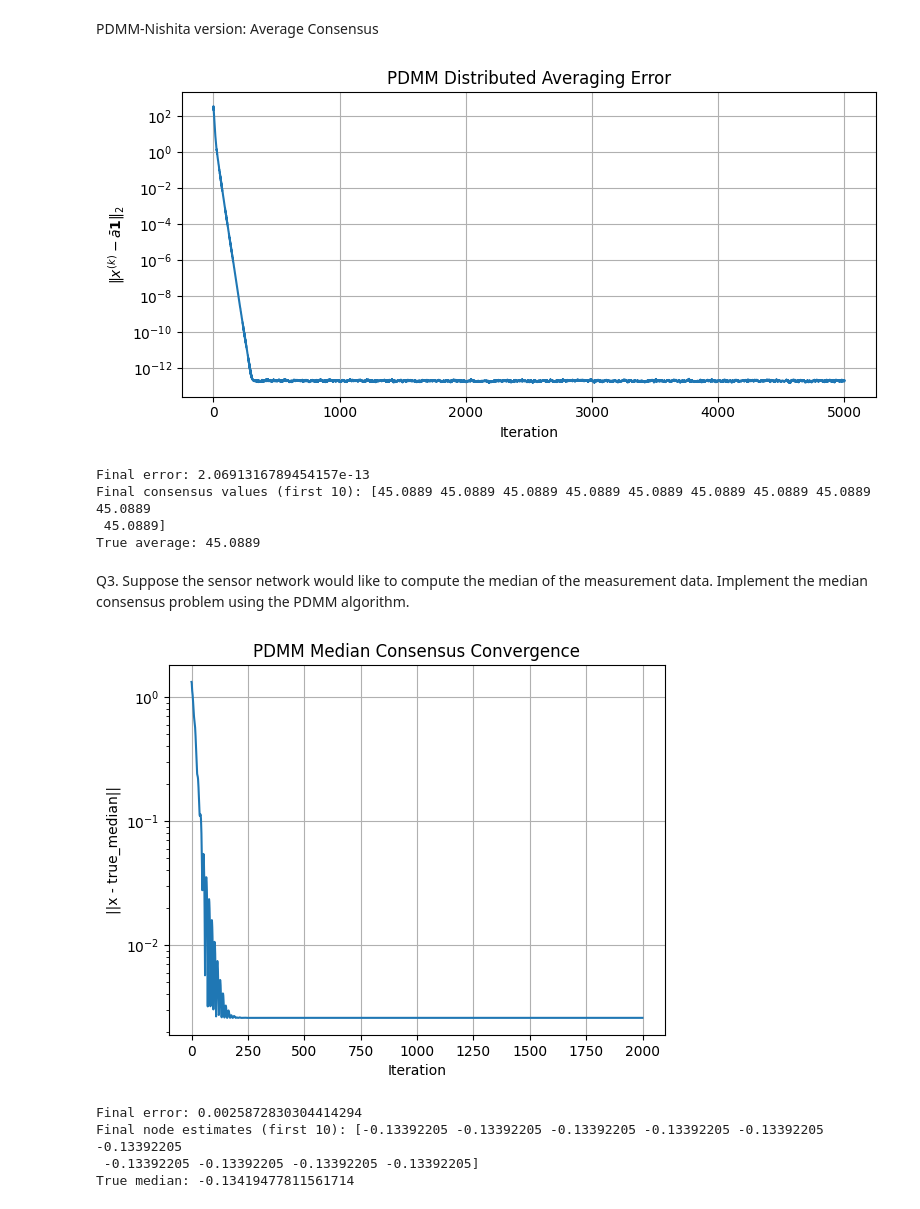
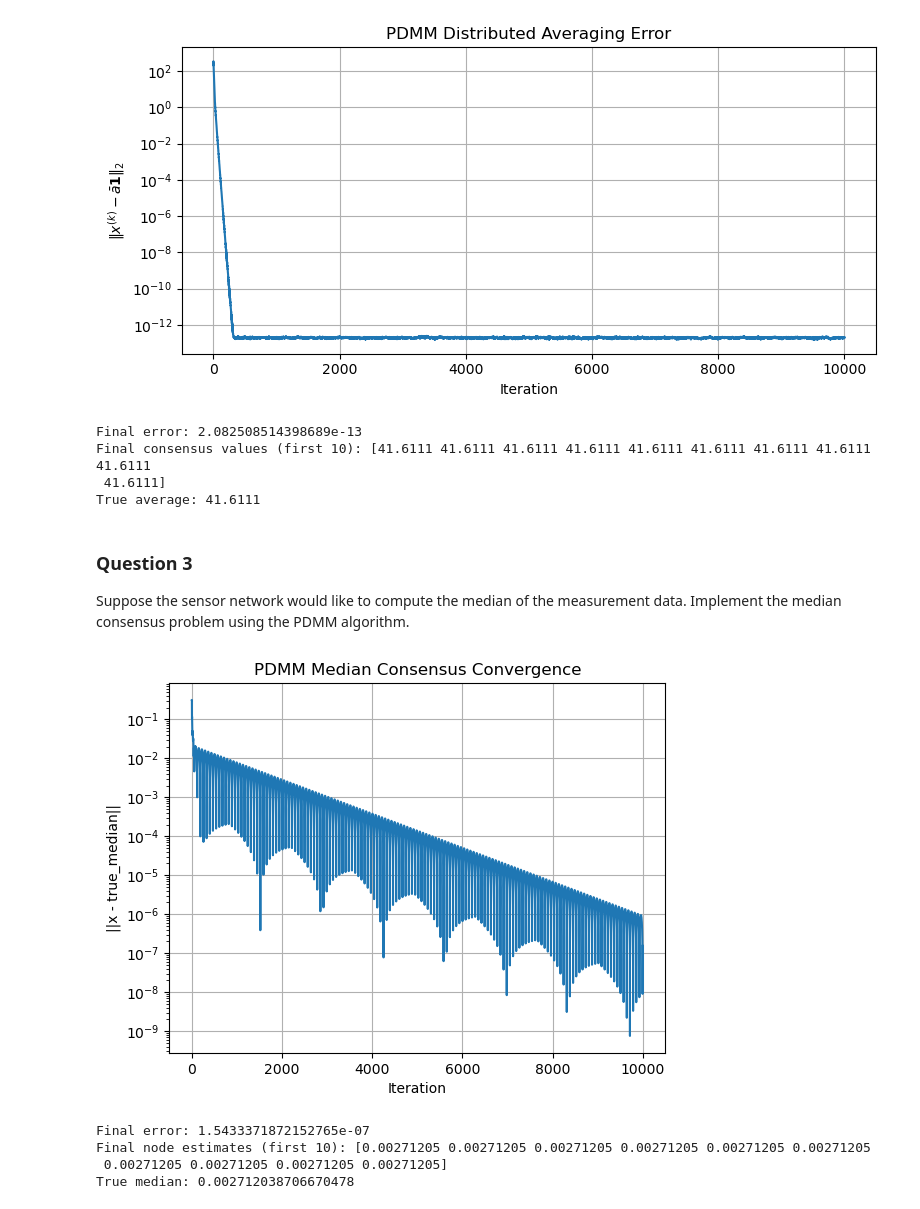
Before and after one commit to nish5180/Distributed_Signal_Processing_EE4540, a Jupyter notebook: distributed_project_git.ipynb, the cells around one changed output. Cells and saved outputs as stored; diff of their text form; code cells hidden in the pictures.

```diff
--- a/distributed_project_git.ipynb
+++ b/distributed_project_git.ipynb
@@ -63,11 +62,13 @@ Loop: Assuming that r was assumed and n was calculated accordingly
 # %%
+# Create Connected Sensor Network
+
 # === Parameters ===
-n = 90
+n = 255
 area_size = 100
 r = 30
 
 # === Generate sensor locations as [2, n] array ===
-np.random.seed(50)
+np.random.seed(45)
 positions = np.random.uniform(0, area_size, (n, 2)).T  # shape: [2, n]
 
 # === Calculate adjacency matrix and check connectivity ===
@@ -81,7 +82,7 @@ print(f"Is network connected? {connected}")
 G = nx.from_numpy_array(adj_matrix)
 pos_dict = {i: positions[:, i] for i in range(n)}
 
-plt.figure(figsize=(4.5, 3))
+plt.figure(figsize=(10, 10))
 nx.draw(G, pos=pos_dict, node_size=20, edge_color='gray')
 plt.title(f"Custom Sensor Network (n={n}, r={r}m) — Connected: {connected}")
 plt.axis('equal')
@@ -184,8 +197,5 @@ print(W_expected)
-# %% [markdown]
-PDMM-Nishita version: Average Consensus
 # %%
-import numpy as np
-import matplotlib.pyplot as plt
+# Average Consensus Implementation using PDMM
 
 adj_matrix_modified = adj_matrix.copy()
 adj_matrix_modified[adj_matrix_modified == 0] = -1  #this is before we say that Aij=Aji=1 to follow the consensus
@@ -194,7 +204,7 @@ n = 90
 a = np.random.randint(0, n, size=n)       # initial node values
 true_average = np.mean(a)
 c = 0.4
-iterations = 5000
+iterations = 10000
 
 x = a.astype(float).copy()
 z = {}  # dual variables
@@ -250,16 +260,18 @@ print("Final error:", error_ac[-1])
 print("Final consensus values (first 10):", np.round(x[:10], 4))
 print("True average:", round(true_average, 4))
 # %% [output]
-[figure, old version]
+[figure, new version]
-Final error: 2.0691316789454157e-13
-Final consensus values (first 10): [45.0889 45.0889 45.0889 45.0889 45.0889 45.0889 45.0889 45.0889 45.0889
- 45.0889]
-True average: 45.0889
+Final error: 2.082508514398689e-13
+Final consensus values (first 10): [41.6111 41.6111 41.6111 41.6111 41.6111 41.6111 41.6111 41.6111 41.6111
+ 41.6111]
+True average: 41.6111
 # %% [markdown]
-Q3. Suppose the sensor network would like to compute the median of the measurement
+### Question 3
+
+Suppose the sensor network would like to compute the median of the measurement
 data. Implement the median consensus problem using the PDMM algorithm.
 # %%
-# --- PDMM MEDIAN CONSENSUS ---
+# Median Consensus Implementation using the PDMM algorithm
 
 # Use the original 0/1 adjacency matrix to create the graph
 G = nx.from_numpy_array(adj_matrix)
@@ -270,7 +282,7 @@ degrees = np.array([len(neighbors[i]) for i in range(n)])
 # Set parameters
 c = 1.09
 # c_growth = 1.2
-iters = 2000
+iters = 10000
 
 # Initial private data and true median
 np.random.seed(45)
@@ -320,36 +332,36 @@ for k in range(iters):
     for i in range(n):
         for j in neighbors[i]:
             # Define A_ij based on the paper's convention
             A_ij = 1 if i < j else -1
 
             # Update the dual variable at node j for the edge coming from i
             # This implements z_{j|i}^{(t+1)} = (1-θ)z_{j|i} + θ * y_{i|j}, with θ=1/2
             # and y_{i|j} = z_{i|j} + 2c*A_ij*x_i
             # Note: The update for z[(j, i)] depends on x_new[i]
             z[(j, i)] = 0.5 * old_z[(j, i)] + 0.5 * (old_z[(i, j)] + 2 * c * A_ij * x_new[i])
 
     # # ADAPTIVE ρ: if progress stalls, grow ρ every 25 iters
     # if k % 25 == 0 and np.max(np.abs(x_new - x)) < 1e-5:
     #     c *= c_growth
 
     x = x_new
     error_mc.append(np.linalg.norm(x - true_med))
 
 # --- Plot convergence and show results ---
 plt.semilogy(error_mc)
 plt.xlabel('Iteration')
 plt.ylabel('||x - true_median||')
 plt.title('PDMM Median Consensus Convergence')
 plt.grid(True)
 plt.show()
 
 print(f"Final error: {error_mc[-1]}")
 print(f"Final node estimates (first 10): {x[:10]}")
 print(f"True median: {true_med}")
 # %% [output]
-[figure, old version]
+[figure, new version]
-Final error: 0.0025872830304414294
-Final node estimates (first 10): [-0.13392205 -0.13392205 -0.13392205 -0.13392205 -0.13392205 -0.13392205
- -0.13392205 -0.13392205 -0.13392205 -0.13392205]
-True median: -0.13419477811561714
+Final error: 1.5433371872152765e-07
+Final node estimates (first 10): [0.00271205 0.00271205 0.00271205 0.00271205 0.00271205 0.00271205
+ 0.00271205 0.00271205 0.00271205 0.00271205]
+True median: 0.002712038706670478
 # %%
```
Also changed, not shown: parts of 10 cells of this notebook.
